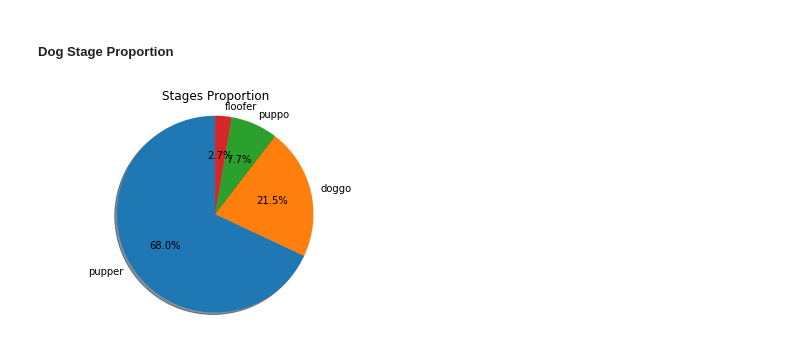
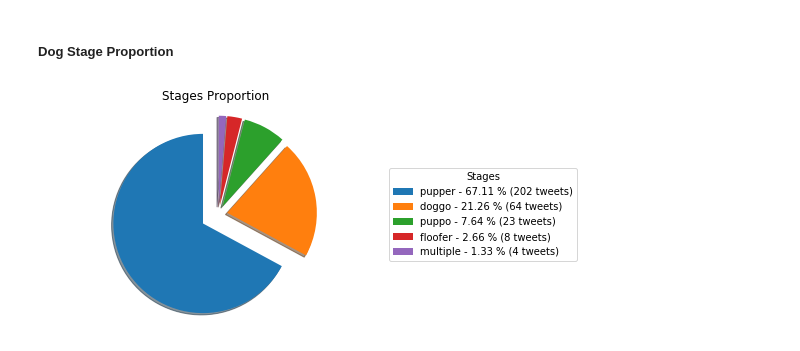
Before and after one commit to thaisruiz/Udacity-Wrangle-project, a Jupyter notebook: wrangle_act.ipynb, the cells around one changed output. Cells and saved outputs as stored; diff of their text form; code cells hidden in the pictures.

```diff
--- a/wrangle_act.ipynb
+++ b/wrangle_act.ipynb
@@ -1332,14 +1406,24 @@ ax.set_ylabel("Dogs Frequency");
 # %% [markdown]
 ##### Dog Stage Proportion
-# %%
-stages = df.stage.value_counts()
-
-fig1, ax1 = plt.subplots()
-ax1.pie(stages, labels=stages.index, autopct='%1.1f%%', shadow=True, startangle=90)
-ax1.axis('equal')  # Equal aspect ratio ensures that pie is drawn as a circle.
-
-ax1.set_title("Stages Proportion")
-
-plt.show()
-# %% [output]
-[figure, removed]
+# %%
+stages = df.stage.value_counts()
+
+fig, ax = plt.subplots()
+explode = (0.2, 0.1, 0.1, 0.1, 0.1)
+
+patches, texts = ax.pie(stages, explode=explode, shadow=True, startangle=90)
+ax.axis('equal')  # Equal aspect ratio ensures that pie is drawn as a circle
+
+stages_ct = stages.values
+percent = 100.*stages_ct/stages_ct.sum()
+labels = ['{0} - {1:1.2f} % ({2} tweets)'.format(i,j,k) for i,j,k in zip(stages.index.values, percent, stages_ct)]
+
+plt.legend(patches, labels, title="Stages", loc='center left', bbox_to_anchor=(1, 0, 0.5, 1), fontsize=10)
+
+ax.set_title("Stages Proportion")
+
+plt.show()
+
+# Source: https://stackoverflow.com/questions/23577505/how-to-avoid-overlapping-of-labels-autopct-in-a-matplotlib-pie-chart
+# %% [output]
+[figure, added]
```
Also changed, not shown: parts of 33 cells of this notebook.
